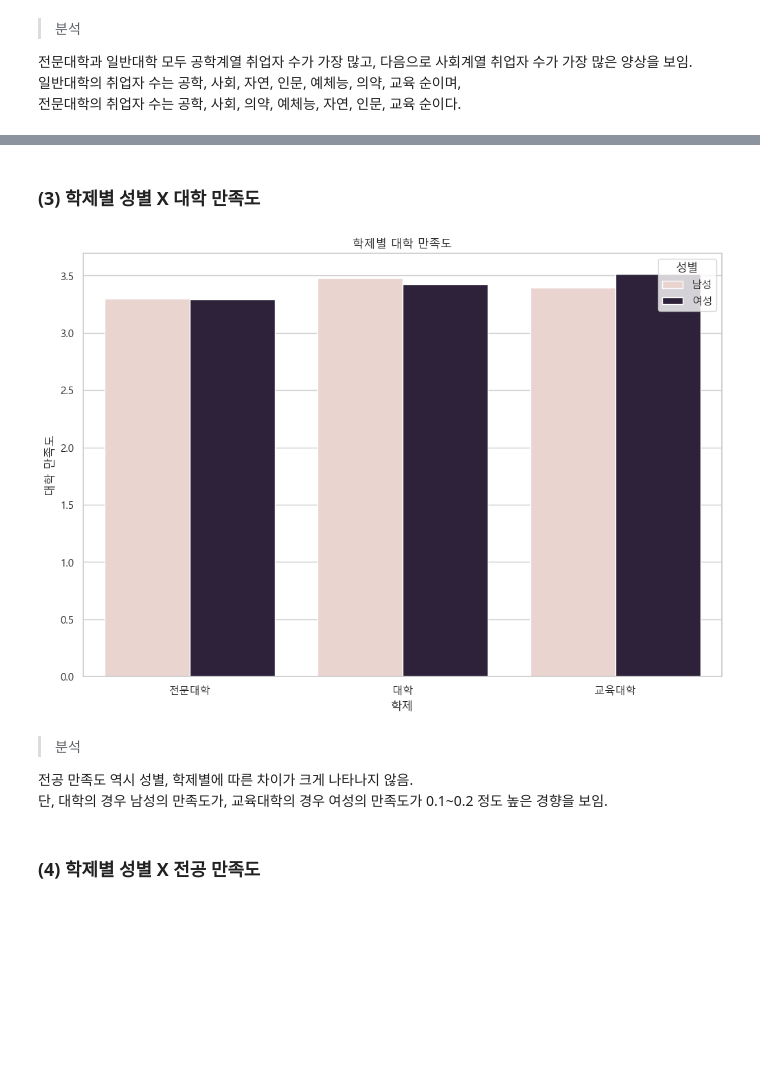
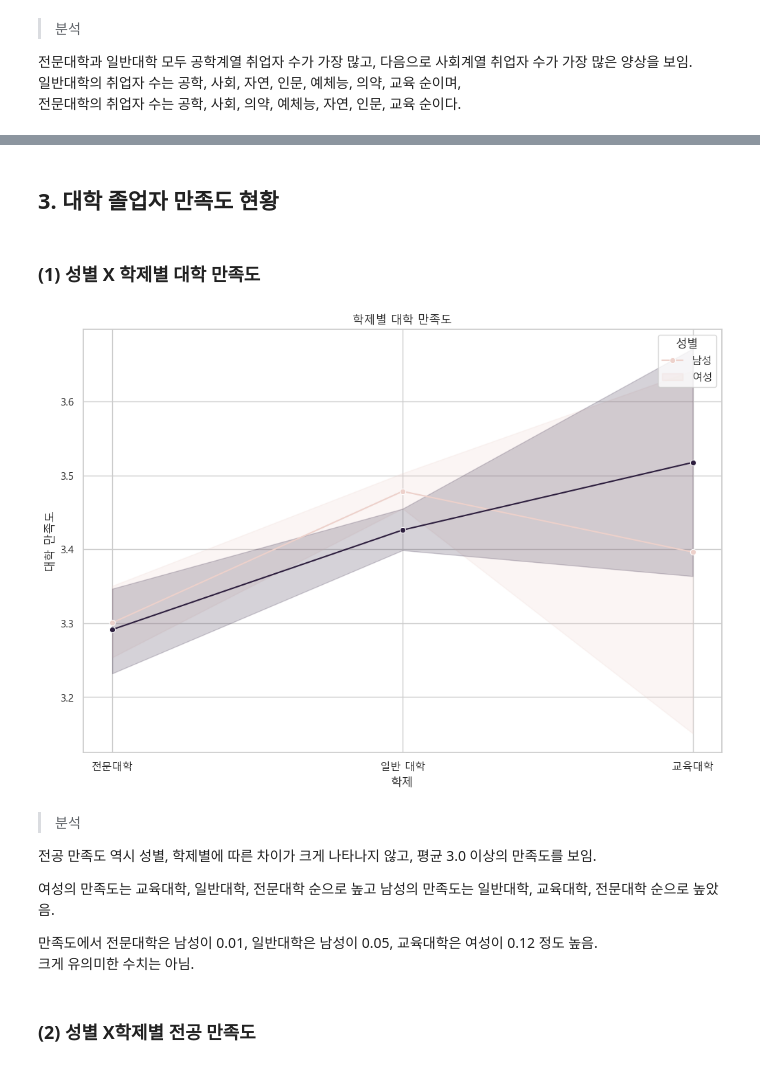
Before and after one commit to JiwonDu/DA-learning-course, a Jupyter notebook: Project/(프로젝트) 대졸자직업이동경로조사 데이터 분석.ipynb, the cells around one changed output, grey strips where cells are left out. Drawn from its saved outputs; the diff is of its cells as text; code cells hidden in the pictures; blank space fills up the shorter version.

```diff
--- a/Project/(프로젝트) 대졸자직업이동경로조사 데이터 분석.ipynb
+++ b/Project/(프로젝트) 대졸자직업이동경로조사 데이터 분석.ipynb
@@ -296,21 +345,28 @@ plt.show()
+# %% [markdown]
+## 3. 대학 졸업자 만족도 현황
 # %% [markdown]
-### (3) 학제별 성별 X 대학 만족도
+### (1) 성별 X 학제별 대학 만족도
 # %%
 plt.figure(figsize=(12, 8))
-ax1 = sns.barplot(data=df_cleaned, x="school", y="f072", hue="sex", ci=None)
+sns.lineplot(data=df_cleaned, x="school", y="f072", hue="sex", marker="o")
 plt.title("학제별 대학 만족도")
 plt.xlabel("학제")
 plt.ylabel("대학 만족도")
-ax1.set_xticklabels(["전문대학", "대학", "교육대학"])
+plt.xticks(ticks=[1, 2, 3], labels=["전문대학", "일반 대학", "교육대학"])
 plt.legend(title="성별", labels=["남성", "여성"])
 plt.show()
 # %% [output]
-[figure, old version]
+[figure, new version]
 # %% [markdown]
 > 분석
 
-전공 만족도 역시 성별, 학제별에 따른 차이가 크게 나타나지 않음.
-단, 대학의 경우 남성의 만족도가, 교육대학의 경우 여성의 만족도가 0.1~0.2 정도 높은 경향을 보임.
+전공 만족도 역시 성별, 학제별에 따른 차이가 크게 나타나지 않고, 평균 3.0 이상의 만족도를 보임.
+
+여성의 만족도는 교육대학, 일반대학, 전문대학 순으로 높고
+남성의 만족도는 일반대학, 교육대학, 전문대학 순으로 높았음.
+
+만족도에서 전문대학은 남성이 0.01, 일반대학은 남성이 0.05, 교육대학은 여성이 0.12 정도 높음.
+크게 유의미한 수치는 아님.
 # %% [markdown]
-### (4) 학제별 성별 X 전공 만족도
+### (2) 성별 X학제별 전공 만족도
 # %%
```
Also changed, not shown: parts of 35 cells of this notebook.
